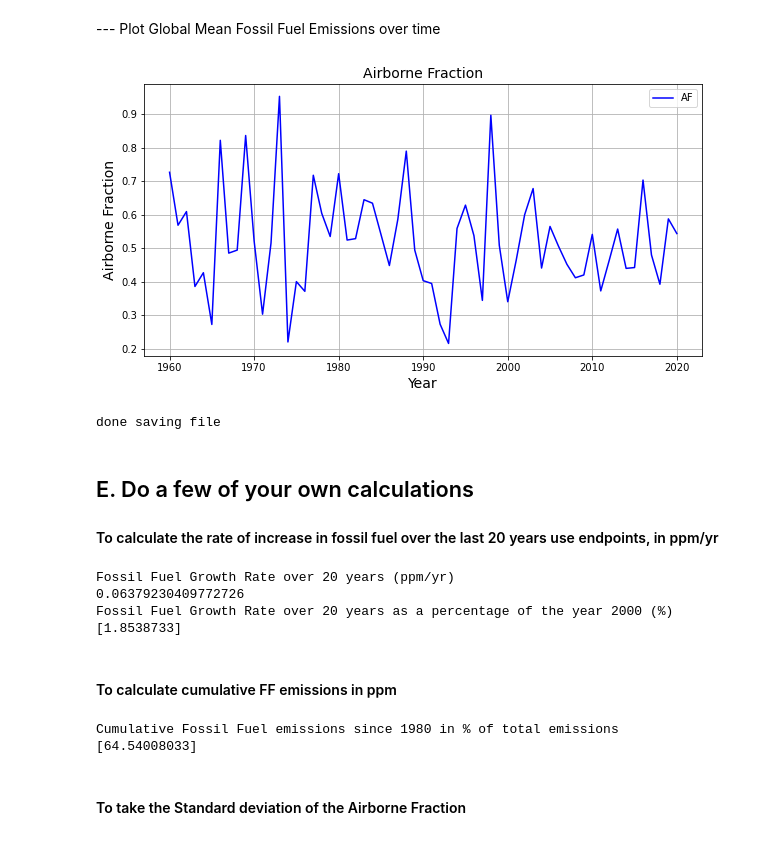
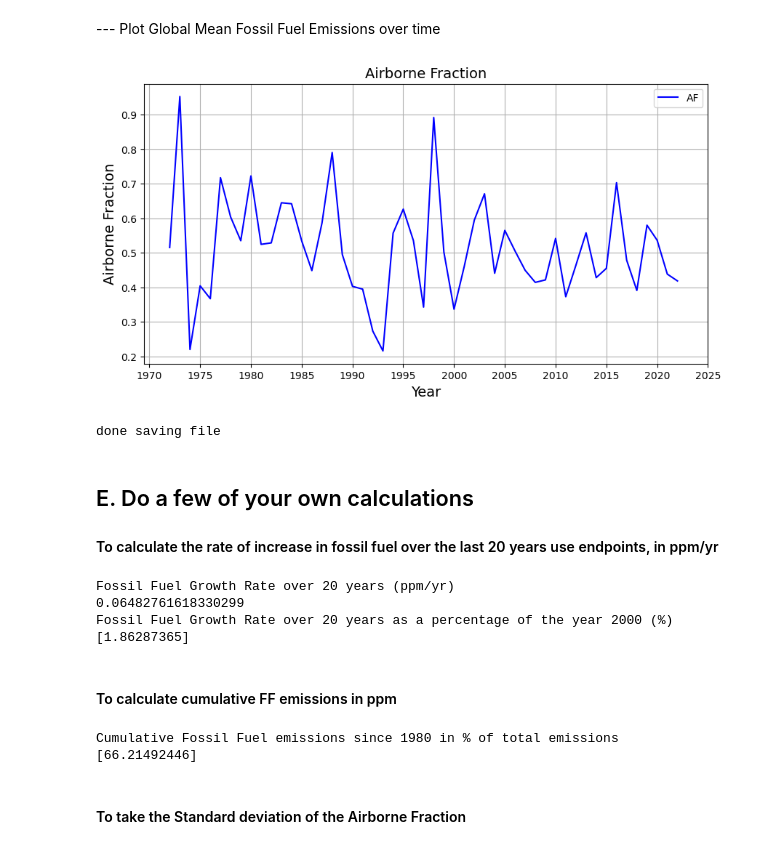
Before and after one commit to Ecoclimate-Lab/CarbonCycleClassProblemSets, a Jupyter notebook: PS1_AirborneFraction/PS1_AirbrorneFraction.ipynb, the cells around one changed output. Saved outputs shown, nothing was run; the diff lists cells and outputs as text; code cells hidden in the pictures.

```diff
--- a/PS1_AirborneFraction/PS1_AirbrorneFraction.ipynb
+++ b/PS1_AirborneFraction/PS1_AirbrorneFraction.ipynb
@@ -37,7 +37,7 @@ Units are in Million Metric Tons of CO2, which we will need to convert to PgC (n
 # %%
 # attempt to load the global carbon project version of the data instead of the CDIAC TRENDS
 
-dfEmissions = pd.read_csv(datapath+ 'GCB2021v34_MtCO2_flat.csv', encoding='latin-1')
+dfEmissions = pd.read_excel(datapath+ 'National_Fossil_Carbon_Emissions_2023v1.0.xlsx', sheet_name=1, skiprows=11)#, encoding='latin-1')
 # %% [markdown]
 Extract data from the data structure
 
@@ -47,10 +47,10 @@ You can also explore per capita emissions in this dataset, or look at specific c
 # %%
-# Select only rows for Global values (rather than a country)
+# Select only the column for World values (rather than a country)
 # You could modify this to find individual countries instead
 
-dfGlobal = dfEmissions.loc[dfEmissions['Country']=="Global"]
+dfGlobal = dfEmissions.World
 
 # find the columns conatining data we want to look at
-year_FF = dfGlobal.Year.values
-FFtotal_mtCO2= dfGlobal.Total.values
+year_FF = dfEmissions.iloc[:,0].values # we have to use an index for the year column because it does not have a name in the right spot in the excel sheet
+FFtotal_mtC= dfEmissions.World.values # we can use the name for the World emissions column (much easier!)
 # %% [markdown]
@@ -62,7 +65,7 @@ gC = 12g/mole , gCO2 = 12+16+16 = 44 g/mole
 1gCO2* 12gC/44gCO2
 # %%
 # convert million tons of CO2 to PgC
-FFtotal_PG = FFtotal_mtCO2*12/44*1e12/1e15
+FFtotal_PG = FFtotal_mtC*1e12/1e15
 # %% [markdown]
 Plot Global Mean Fossil Fuel Emissions over time
 # %%
@@ -219,32 +225,33 @@ year_AF = overlapyears
 # %%
 fig = plt.figure(figsize=(10,5))
 ax=plt.axes()
 
 # plot a zonal mean on an existing figure axis
 ax.plot(year_AF, AF, color='b', label='AF')
 
+ax.set_xticks(np.arange(1970,2030,5)) # puts grid lines every 5 years
 ax.legend()
 plt.grid()
 
 # set a title
 plt.title('Airborne Fraction',fontsize=14,y=1)
 
 # add axis labels
 plt.ylabel('Airborne Fraction',fontsize=14)
 plt.xlabel('Year',fontsize=14)
 
 # show the plot:
 plt.show()
 
 # save the plot
 fig.savefig('airborne_frac.png', bbox_inches='tight')
 print('done saving file')
 
 # close the plot (so python stops trying to hold on to it in memory; you can
 # still look at it at this point, but you're done editing)
 plt.close()
 # %% [output]
-[figure, old version]
+[figure, new version]
 done saving file
 # %% [markdown]
 ## E. Do a few of your own calculations
@@ -259,9 +266,9 @@ FFgrowthrate_20yrs_percentof2000=100*FFgrowthrate_20yrs/FFtotal_ppm[np.where(yea
 print(FFgrowthrate_20yrs_percentof2000)
 # %% [output]
 Fossil Fuel Growth Rate over 20 years (ppm/yr)
-0.06379230409772726
+0.06482761618330299
 Fossil Fuel Growth Rate over 20 years as a percentage of the year 2000 (%)
-[1.8538733]
+[1.86287365]
 # %% [markdown]
 #### To calculate cumulative FF emissions in ppm
 # %%
@@ -273,7 +280,7 @@ print('Cumulative Fossil Fuel emissions since 1980 in % of total emissions')
 print(FF_cumulative_since1980)
 # %% [output]
 Cumulative Fossil Fuel emissions since 1980 in % of total emissions
-[64.54008033]
+[66.21492446]
 # %% [markdown]
 #### To take the Standard deviation of the Airborne Fraction
 # %%
```
Also changed, not shown: parts of 7 cells of this notebook, 8 other files.
